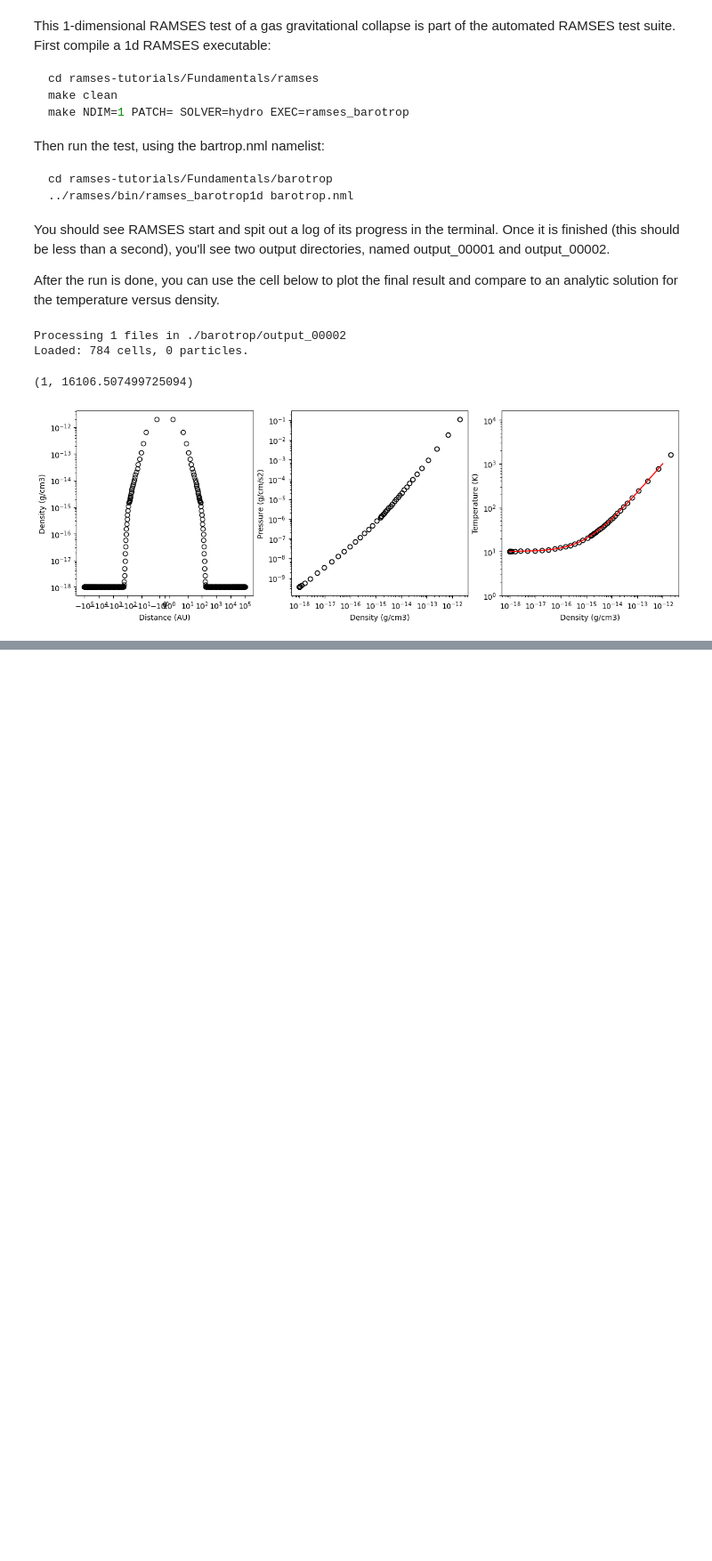
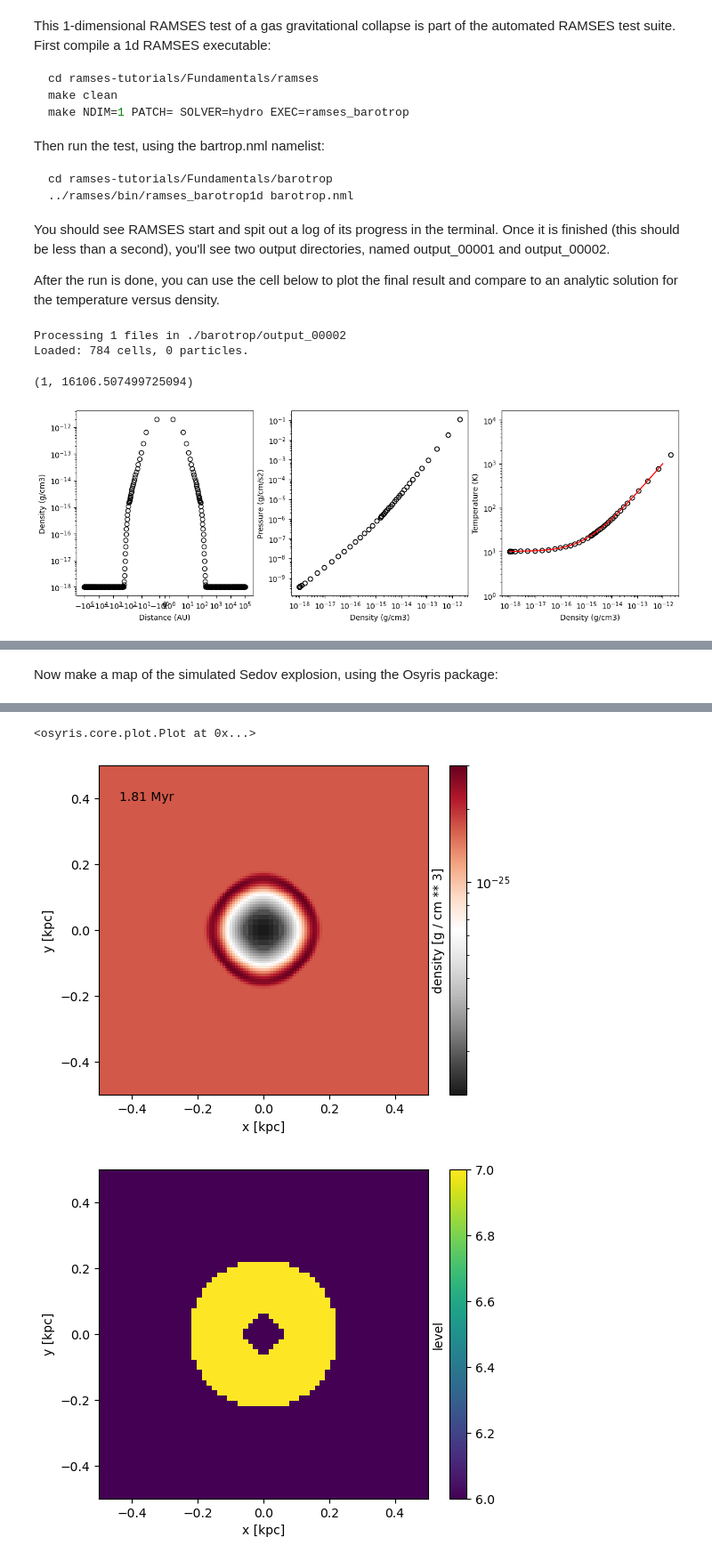
Before and after one commit to blaizot/ramses-tutorials, a Jupyter notebook: Fundamentals/tutorial.ipynb, the cells around one changed output, grey strips where cells are left out. Shown at 89% size. Drawn from its saved outputs; the diff is of its cells as text; code cells hidden in the pictures; blank space fills up the shorter version.

Commit message:
Added a Fundamentals tuto for 3d Sedov blasts

```diff
--- a/Fundamentals/tutorial.ipynb
+++ b/Fundamentals/tutorial.ipynb
@@ -181,0 +300,26 @@ Loaded: 784 cells, 0 particles.
+# %% [markdown]
+Now make a map of the simulated Sedov explosion, using the Osyris package:
+# %%
+import osyris
+import matplotlib.pyplot as plt
+import numpy as np
+
+snap=10 # You can change this!
+mydata = osyris.Dataset(snap, path="./sedov/").load()
+print(mydata)
+kpc = osyris.units("kpc")
+center=osyris.Vector(0.5,y=0.5,z=0.5,unit=kpc)
+# Map of density and refinement level
+osyris.map({"data": mydata["hydro"]["density"], "cmap":"RdGy_r", "norm":"log"}
+           ,dx=1*kpc,origin=center)
+time_myr = mydata.meta["time"].to("Myr").magnitude
+time_sec = mydata.meta["time"].to("sec").magnitude
+plt.annotate('%.2f Myr'%(time_myr), xy=(0.15, 0.8),xycoords='figure fraction')
+
+egy_tot = np.sum(mydata['hydro']['pressure']*mydata['amr']['dx']**3)/0.4
+print('The total energy is %.3e %s'%(egy_tot.values, egy_tot.label))
+
+# Map of refinement level
+osyris.map({"data": mydata["amr"]["level"], "cmap":"viridis"}
+           ,dx=1*kpc,origin=center)
+# %% [output]
@@ -181,0 +343,3 @@ Loaded: 784 cells, 0 particles.
+<osyris.core.plot.Plot at 0x...>
+[figure, added]
+[figure, added]
```
Also changed, not shown: parts of 10 cells of this notebook, 1 other file.
